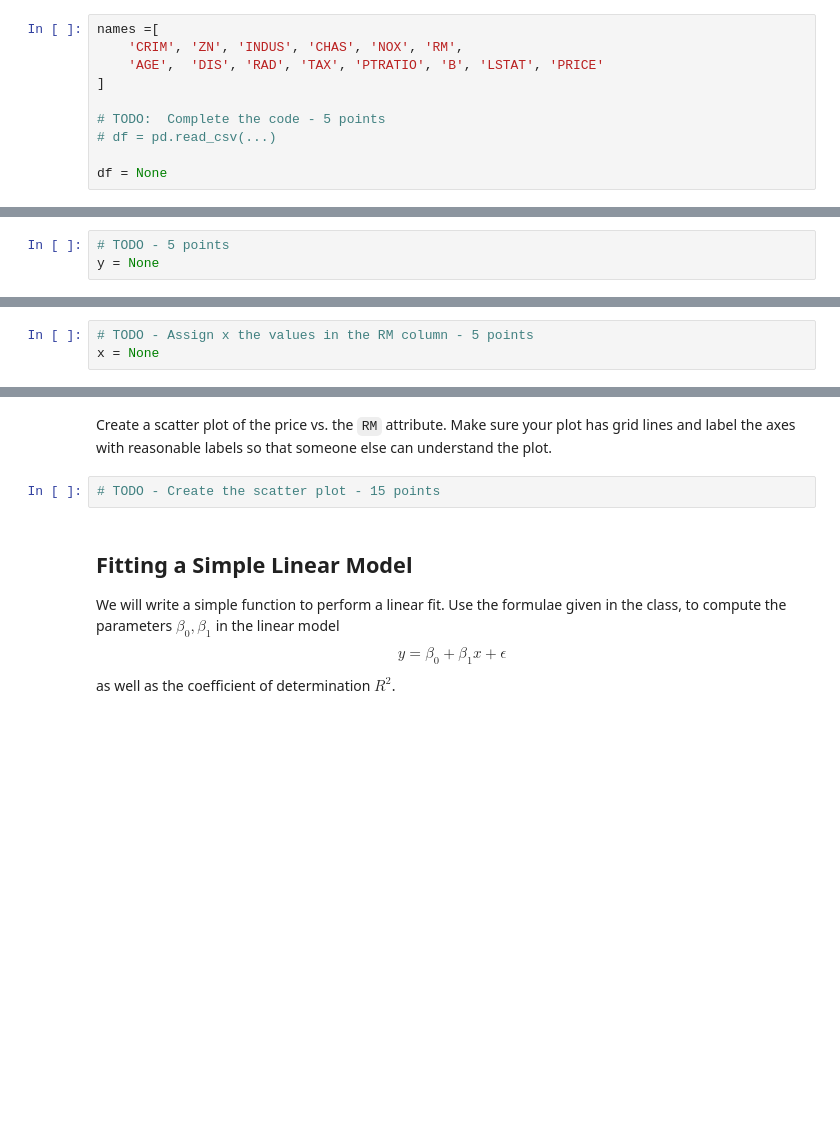
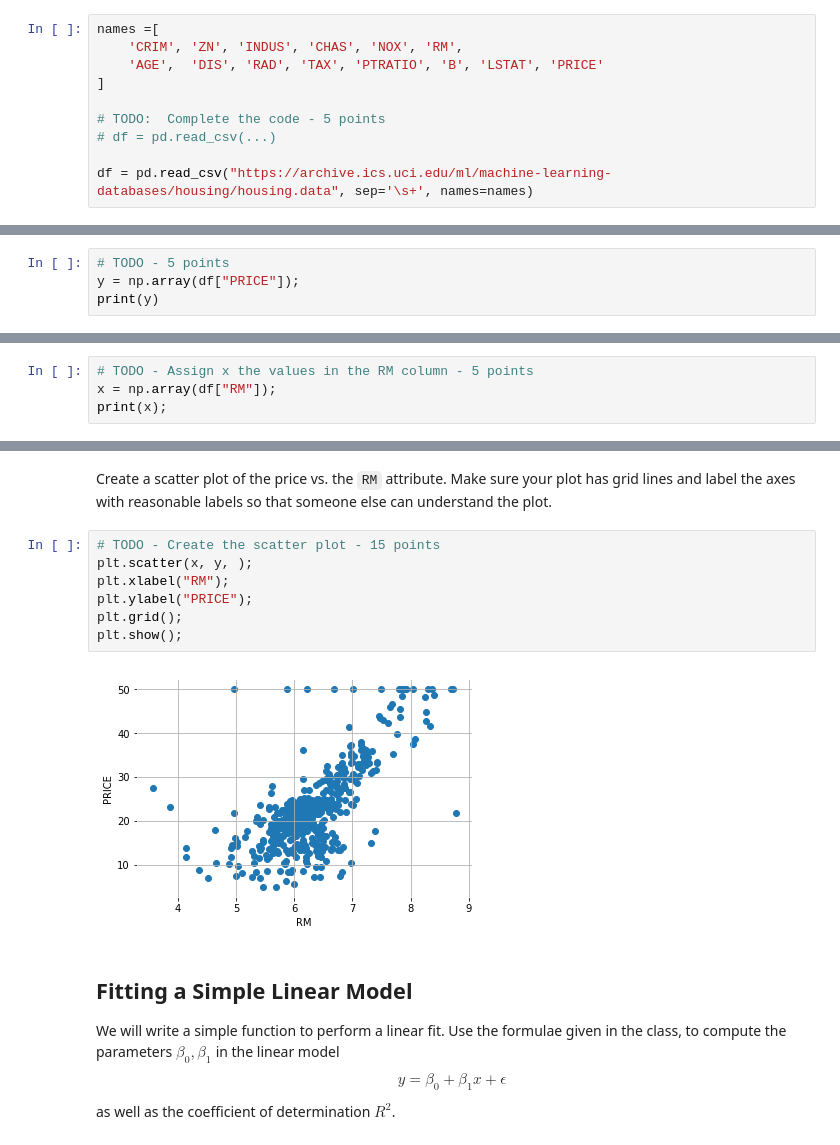
Before and after one commit to zafirhsn/machine-learning, a Jupyter notebook: hw-1/Programming Assignment 1 - Simple Linear Regression.ipynb, the cells around one changed output, grey strips where cells are left out. Drawn from its saved outputs; the diff is of its cells as text; blank space fills up the shorter version.

```diff
--- a/hw-1/Programming Assignment 1 - Simple Linear Regression.ipynb
+++ b/hw-1/Programming Assignment 1 - Simple Linear Regression.ipynb
@@ -32,7 +32,7 @@ names =[
 # TODO:  Complete the code - 5 points
 # df = pd.read_csv(...)
 
-df = None
+df = pd.read_csv("https://archive.ics.uci.edu/ml/machine-learning-databases/housing/housing.data", sep='\s+', names=names)
 # %% [markdown]
 Display the first six rows of the data frame after adding the appropriate column headers
 # %%
@@ -52,4 +67,5 @@ Print a statement of the form:
 Create a response vector `y` with the values in the column `PRICE`.  The vector `y` should be a 1D `numpy.array` structure.
 # %%
 # TODO - 5 points
-y = None
+y = np.array(df["PRICE"]);
+print(y)
@@ -70,4 +112,5 @@ Python's `matplotlib` has very good routines for plotting and visualizing data t
 Similar to the `y` vector, create a predictor vector `x` containing the values in the `RM` column, which represents the average number of rooms in each region.
 # %%
 # TODO - Assign x the values in the RM column - 5 points
-x = None
+x = np.array(df["RM"]);
+print(x);
@@ -75,6 +136,13 @@ x = None
 Create a scatter plot of the price vs. the `RM` attribute.  Make sure your plot has grid lines and label the axes with reasonable labels so that someone else can understand the plot.
 # %%
 # TODO - Create the scatter plot - 15 points
+plt.scatter(x, y, );
+plt.xlabel("RM");
+plt.ylabel("PRICE");
+plt.grid();
+plt.show();
+# %% [output]
+[figure, added]
 # %% [markdown]
 ## Fitting a Simple Linear Model
 
```
Also changed, not shown: parts of 8 cells of this notebook, 1 other file.
